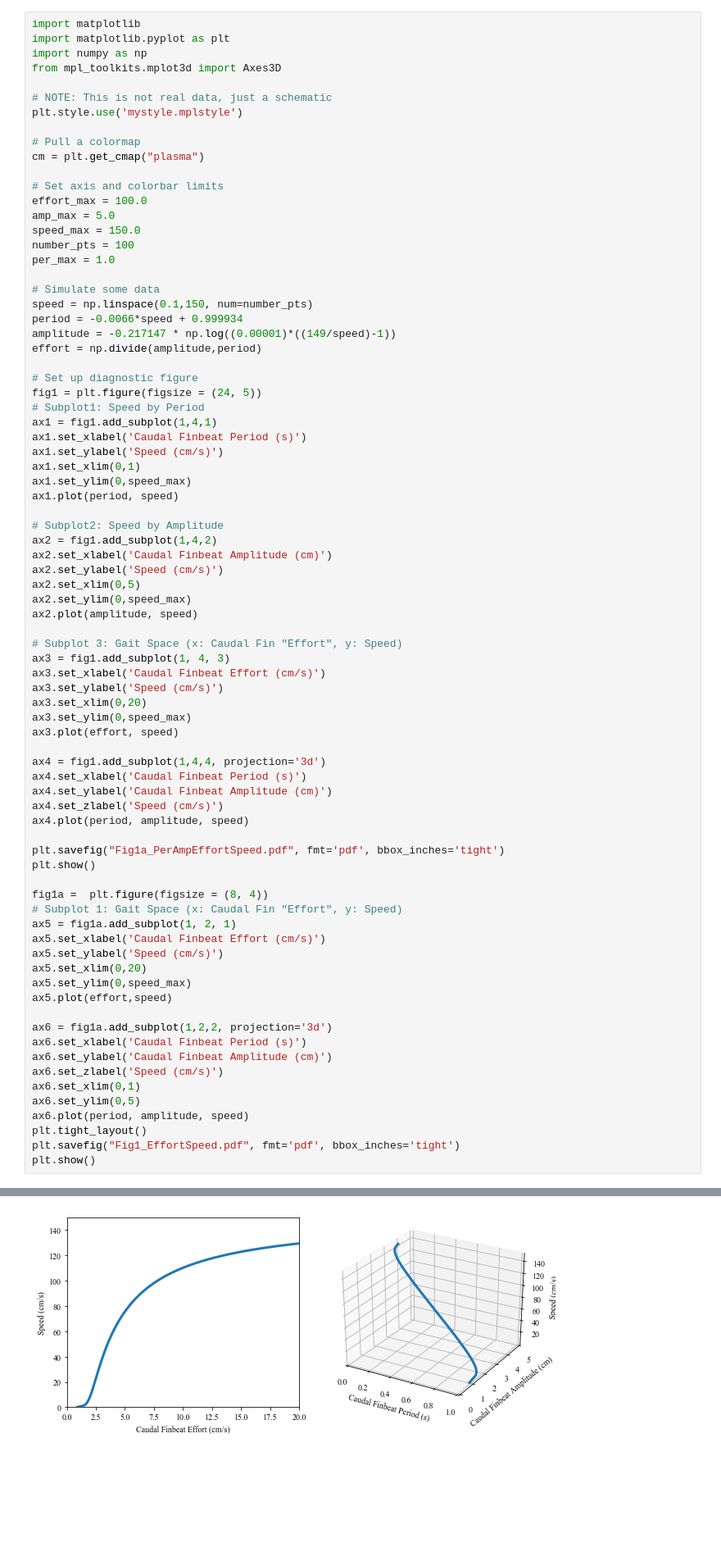
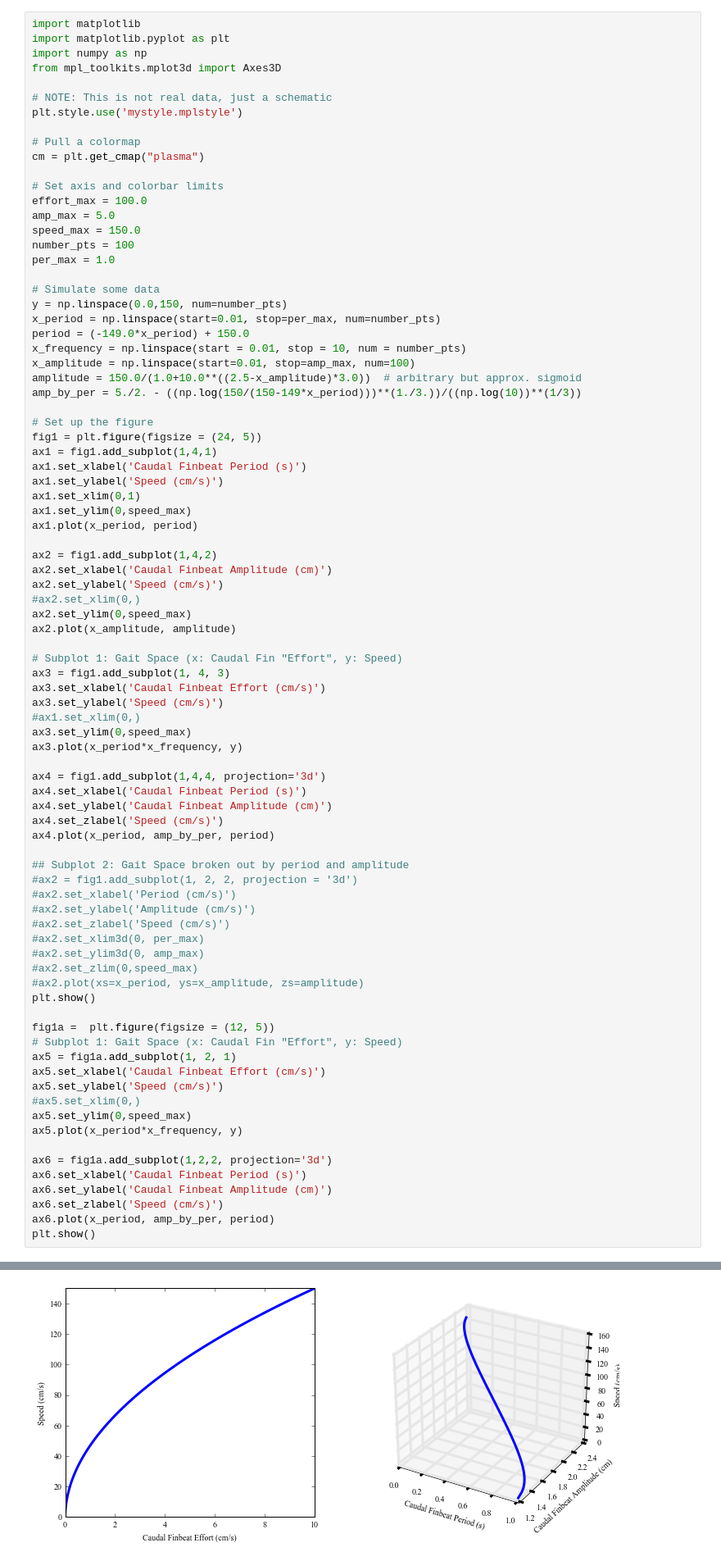
Before and after one commit to kfeilich/FishTrackProcessing, a Jupyter notebook: AccelerationCodeTesting.ipynb, the cells around one changed output, grey strips where cells are left out. Shown at 82% size. Saved outputs shown, nothing was run; the diff lists cells and outputs as text; blank space fills up the shorter version.

Commit message:
Starting code for fig 3

```diff
--- a/AccelerationCodeTesting.ipynb
+++ b/AccelerationCodeTesting.ipynb
@@ -258,63 +258,68 @@ number_pts = 100
 per_max = 1.0
 
 # Simulate some data
-speed = np.linspace(0.1,150, num=number_pts)
-period = -0.0066*speed + 0.999934
-amplitude = -0.217147 * np.log((0.00001)*((149/speed)-1))
-effort = np.divide(amplitude,period)
+y = np.linspace(0.0,150, num=number_pts)
+x_period = np.linspace(start=0.01, stop=per_max, num=number_pts)
+period = (-149.0*x_period) + 150.0
+x_frequency = np.linspace(start = 0.01, stop = 10, num = number_pts)
+x_amplitude = np.linspace(start=0.01, stop=amp_max, num=100)
+amplitude = 150.0/(1.0+10.0**((2.5-x_amplitude)*3.0))  # arbitrary but approx. sigmoid
+amp_by_per = 5./2. - ((np.log(150/(150-149*x_period)))**(1./3.))/((np.log(10))**(1/3))
 
-# Set up diagnostic figure
+# Set up the figure
 fig1 = plt.figure(figsize = (24, 5))
-# Subplot1: Speed by Period
 ax1 = fig1.add_subplot(1,4,1)
 ax1.set_xlabel('Caudal Finbeat Period (s)')
 ax1.set_ylabel('Speed (cm/s)')
 ax1.set_xlim(0,1)
 ax1.set_ylim(0,speed_max)
-ax1.plot(period, speed)
+ax1.plot(x_period, period)
 
-# Subplot2: Speed by Amplitude
 ax2 = fig1.add_subplot(1,4,2)
 ax2.set_xlabel('Caudal Finbeat Amplitude (cm)')
 ax2.set_ylabel('Speed (cm/s)')
-ax2.set_xlim(0,5)
+#ax2.set_xlim(0,)
 ax2.set_ylim(0,speed_max)
-ax2.plot(amplitude, speed)
+ax2.plot(x_amplitude, amplitude)
 
-# Subplot 3: Gait Space (x: Caudal Fin "Effort", y: Speed)
+# Subplot 1: Gait Space (x: Caudal Fin "Effort", y: Speed)
 ax3 = fig1.add_subplot(1, 4, 3)
 ax3.set_xlabel('Caudal Finbeat Effort (cm/s)')
 ax3.set_ylabel('Speed (cm/s)')
-ax3.set_xlim(0,20)
+#ax1.set_xlim(0,)
 ax3.set_ylim(0,speed_max)
-ax3.plot(effort, speed)
+ax3.plot(x_period*x_frequency, y)
 
 ax4 = fig1.add_subplot(1,4,4, projection='3d')
 ax4.set_xlabel('Caudal Finbeat Period (s)')
 ax4.set_ylabel('Caudal Finbeat Amplitude (cm)')
 ax4.set_zlabel('Speed (cm/s)')
-ax4.plot(period, amplitude, speed)
+ax4.plot(x_period, amp_by_per, period)
 
-plt.savefig("Fig1a_PerAmpEffortSpeed.pdf", fmt='pdf', bbox_inches='tight')
+## Subplot 2: Gait Space broken out by period and amplitude
+#ax2 = fig1.add_subplot(1, 2, 2, projection = '3d')
+#ax2.set_xlabel('Period (cm/s)')
+#ax2.set_ylabel('Amplitude (cm/s)')
+#ax2.set_zlabel('Speed (cm/s)')
+#ax2.set_xlim3d(0, per_max)
+#ax2.set_ylim3d(0, amp_max)
+#ax2.set_zlim(0,speed_max)
+#ax2.plot(xs=x_period, ys=x_amplitude, zs=amplitude)
 plt.show()
 
-fig1a =  plt.figure(figsize = (8, 4))
+fig1a =  plt.figure(figsize = (12, 5))
 # Subplot 1: Gait Space (x: Caudal Fin "Effort", y: Speed)
 ax5 = fig1a.add_subplot(1, 2, 1)
 ax5.set_xlabel('Caudal Finbeat Effort (cm/s)')
 ax5.set_ylabel('Speed (cm/s)')
-ax5.set_xlim(0,20)
+#ax5.set_xlim(0,)
 ax5.set_ylim(0,speed_max)
-ax5.plot(effort,speed)
+ax5.plot(x_period*x_frequency, y)
 
 ax6 = fig1a.add_subplot(1,2,2, projection='3d')
 ax6.set_xlabel('Caudal Finbeat Period (s)')
 ax6.set_ylabel('Caudal Finbeat Amplitude (cm)')
 ax6.set_zlabel('Speed (cm/s)')
-ax6.set_xlim(0,1)
-ax6.set_ylim(0,5)
-ax6.plot(period, amplitude, speed)
-plt.tight_layout()
-plt.savefig("Fig1_EffortSpeed.pdf", fmt='pdf', bbox_inches='tight')
+ax6.plot(x_period, amp_by_per, period)
 plt.show()
 # %% [output]
@@ -322,4 +327,4 @@ plt.show()
-[figure, old version]
+[figure, new version]
 # %%
 import matplotlib.pyplot as plt
 import pywt
```
Also changed, not shown: parts of 2 cells of this notebook, 4 other files.
